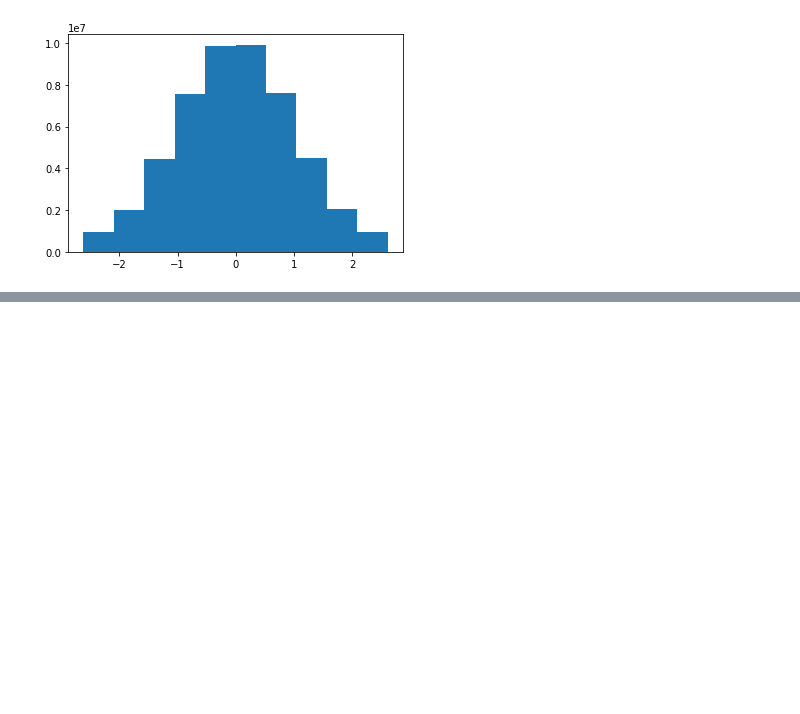
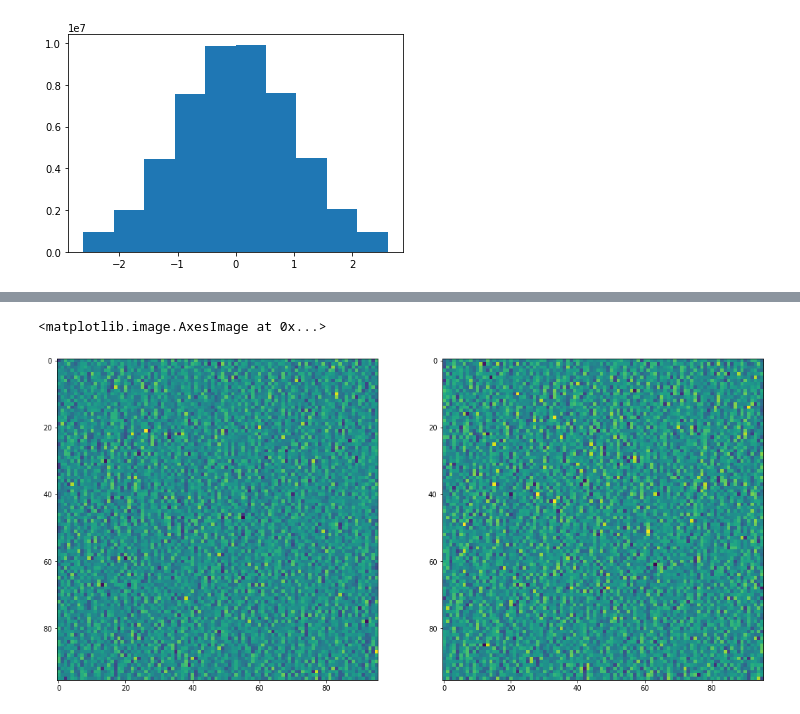
Before and after one commit to Fickincool/master-thesis, a Jupyter notebook: Notebooks/6.00_self2selfDenoising/6.00_dataloader_pilot.ipynb, the cells around one changed output, grey strips where cells are left out. Saved outputs shown, nothing was run; the diff lists cells and outputs as text; code cells hidden in the pictures; blank space fills up the shorter version.

```diff
--- a/Notebooks/6.00_self2selfDenoising/6.00_dataloader_pilot.ipynb
+++ b/Notebooks/6.00_self2selfDenoising/6.00_dataloader_pilot.ipynb
@@ -256,0 +362,11 @@ plt.hist(my_dataset.data.flatten().numpy())
+# %%
+sample0 = subtomo[1][0]
+sample1 = target[5][0]
+zidx = sample0.shape[0]//2
+
+fig, (ax0, ax1) = plt.subplots(1, 2, figsize=(18, 10))
+ax0.imshow(sample0[zidx])
+ax1.imshow(sample1[zidx])
+# %% [output]
+<matplotlib.image.AxesImage at 0x...>
+[figure, added]
```
Also changed, not shown: parts of 14 cells of this notebook, 9 other files.
